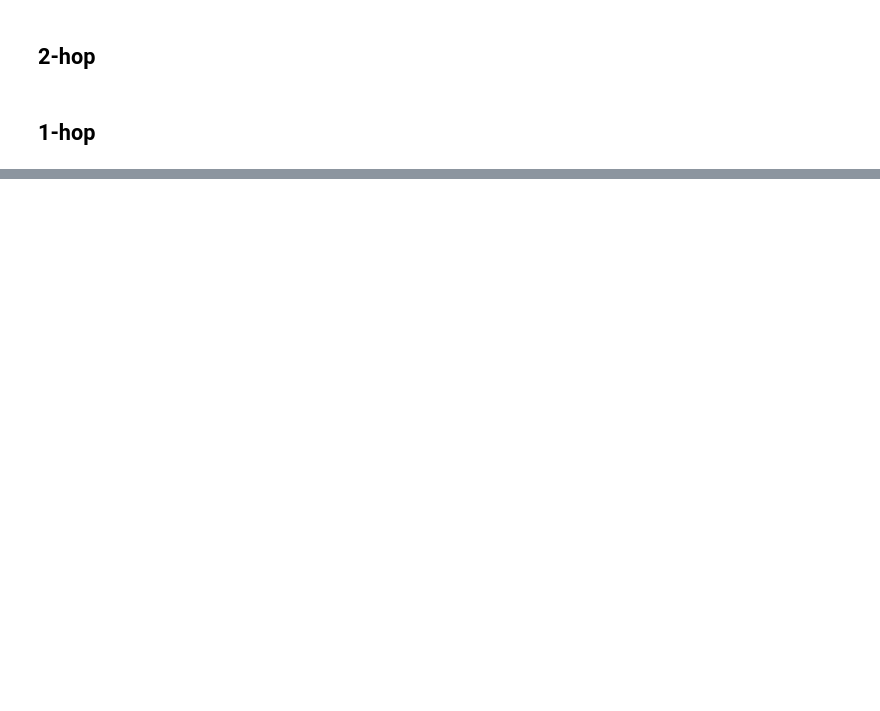
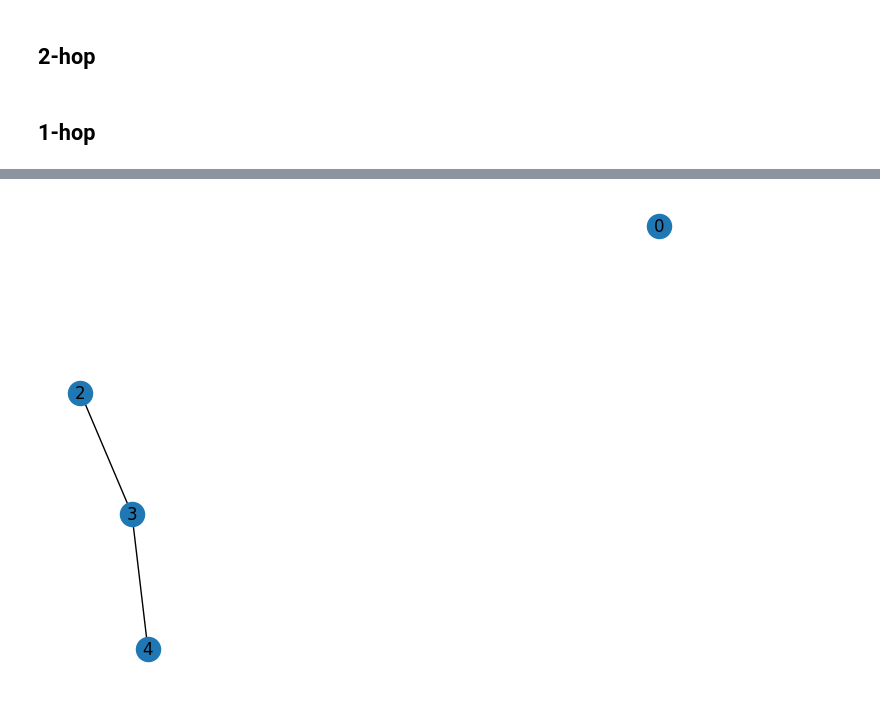
Before and after one commit to faraz2023/optimal-design-of-vaccination-policies, a Jupyter notebook: export_summary_results.ipynb, the cells around one changed output, grey strips where cells are left out. Cells and saved outputs as stored; diff of their text form; code cells hidden in the pictures; blank space fills up the shorter version.

```diff
--- a/export_summary_results.ipynb
+++ b/export_summary_results.ipynb
@@ -72,0 +339,2 @@ dcndp_1hop_df.to_csv(os.path.join(summary_results_path, 'dcndp_1hop_summary_resu
+# %%
+m, critical_nodes, _, _ = solve_modified_2hop_DCND(G, b)
@@ -72,0 +359,6 @@ dcndp_1hop_df.to_csv(os.path.join(summary_results_path, 'dcndp_1hop_summary_resu
+# %%
+G.remove_nodes_from(critical_nodes)
+
+nx.draw(G, with_labels=True)
+# %% [output]
+[figure, added]
```
Also changed, not shown: parts of 26 cells of this notebook, 1 other file.
